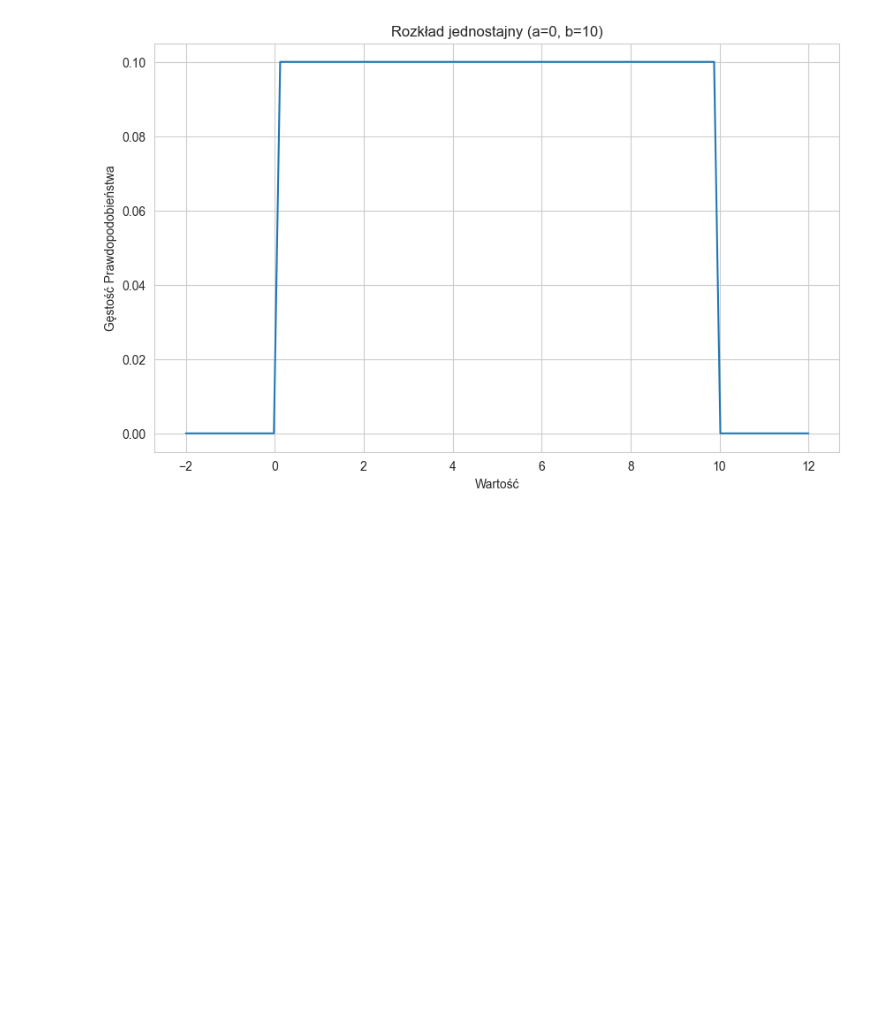
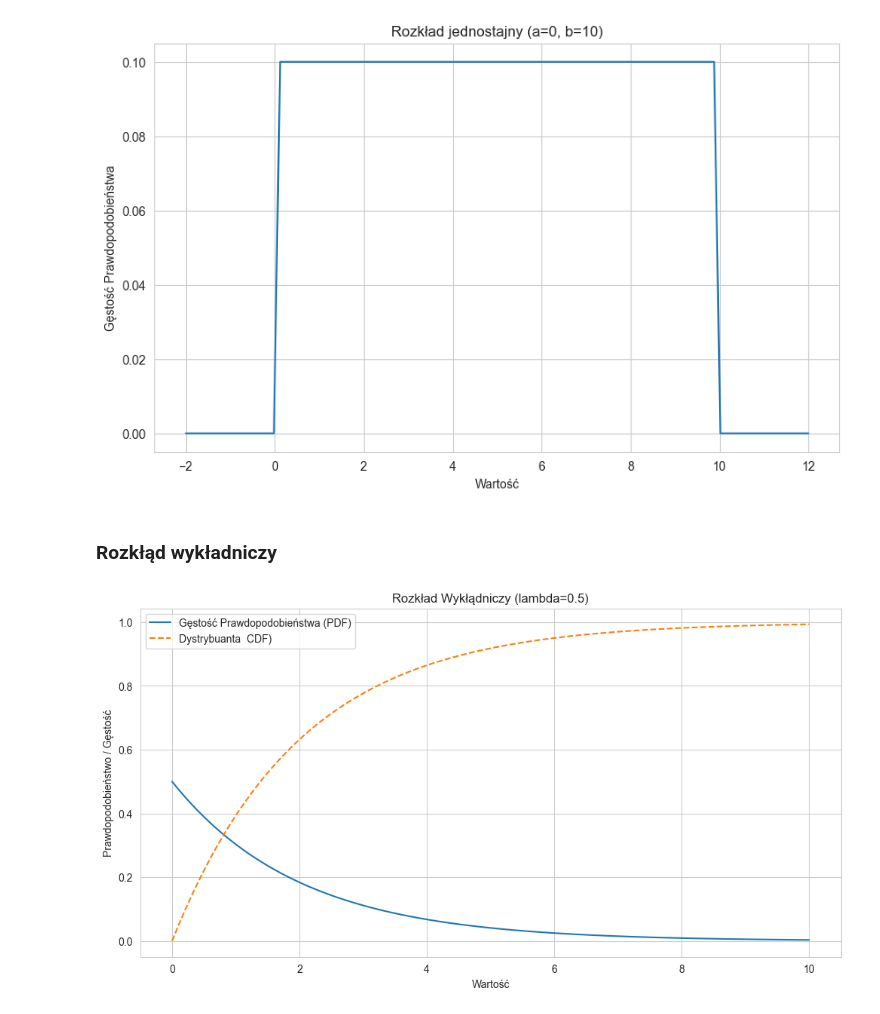
Before and after one commit to rajkonkret/PythonProjectAnaliza-20-10-2025, a Jupyter notebook: cwiczenie8.ipynb, the cells around one changed output. Drawn from its saved outputs; the diff is of its cells as text; code cells hidden in the pictures; blank space fills up the shorter version.

```diff
--- a/cwiczenie8.ipynb
+++ b/cwiczenie8.ipynb
@@ -182,3 +182,24 @@ plt.grid(True)
 plt.show()
 # %% [output]
 [figure]
+# %% [markdown]
+### Rozkłąd wykładniczy
+# %%
+lambda_exp = 0.5  # Parametr częstości
+rv_exp = expon(scale=1 / lambda_exp)
+# %%
+x_exp = np.linspace(0, 10, 100)
+pdf_exp = rv_exp.pdf(x_exp)
+cdf_exp = rv_exp.cdf(x_exp)
+# %%
+plt.figure(figsize=(12, 6))
+plt.plot(x_exp, pdf_exp, label="Gęstość Prawdopodobieństwa (PDF)")
+plt.plot(x_exp, cdf_exp, label="Dystrybuanta  CDF)", linestyle="--")
+plt.title("Rozkład Wykłądniczy (lambda=0.5)")
+plt.xlabel("Wartość")
+plt.ylabel("Prawdopodobieństwo / Gęstość")
+plt.legend()
+plt.grid(True)
+plt.show()
+# %% [output]
+[figure, added]
```
